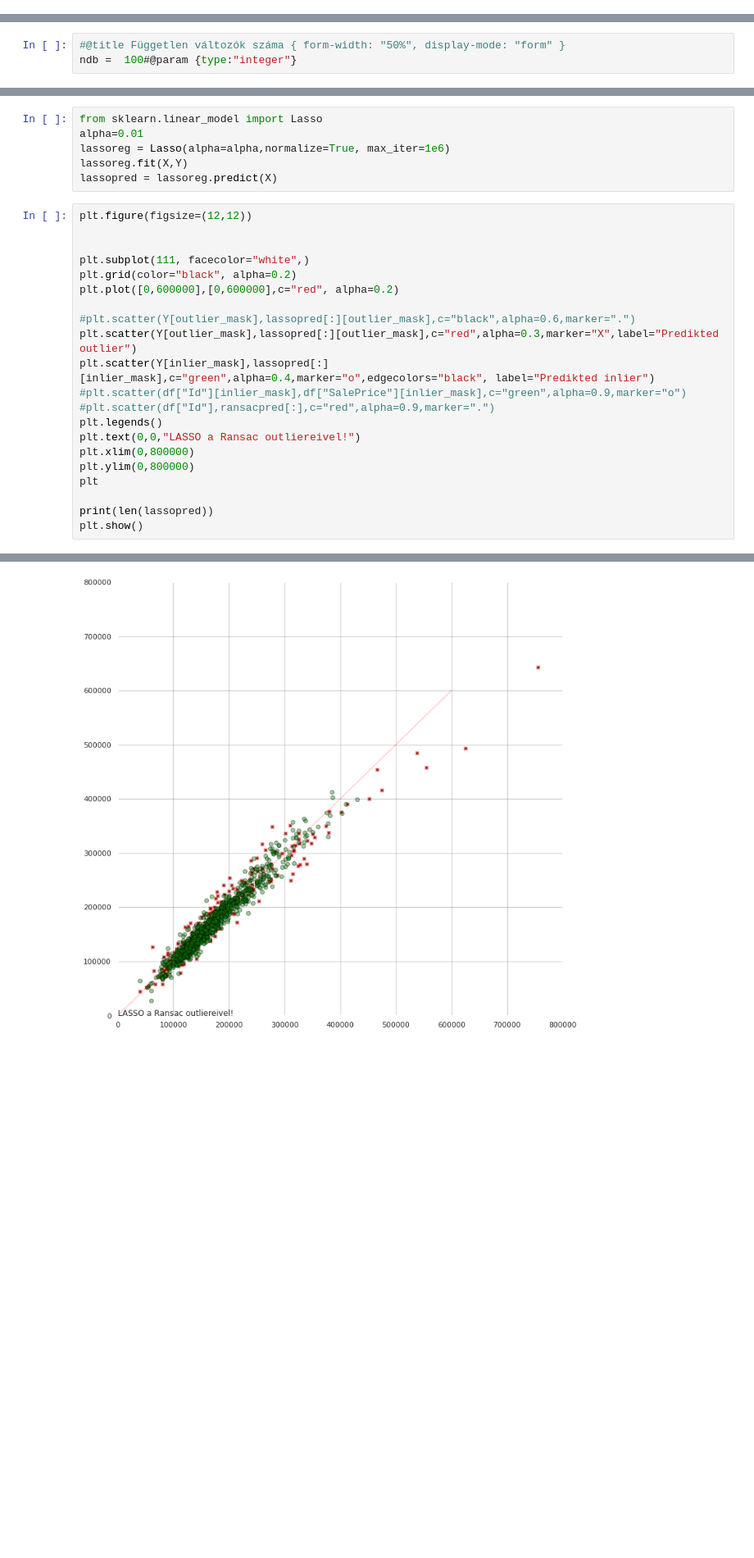
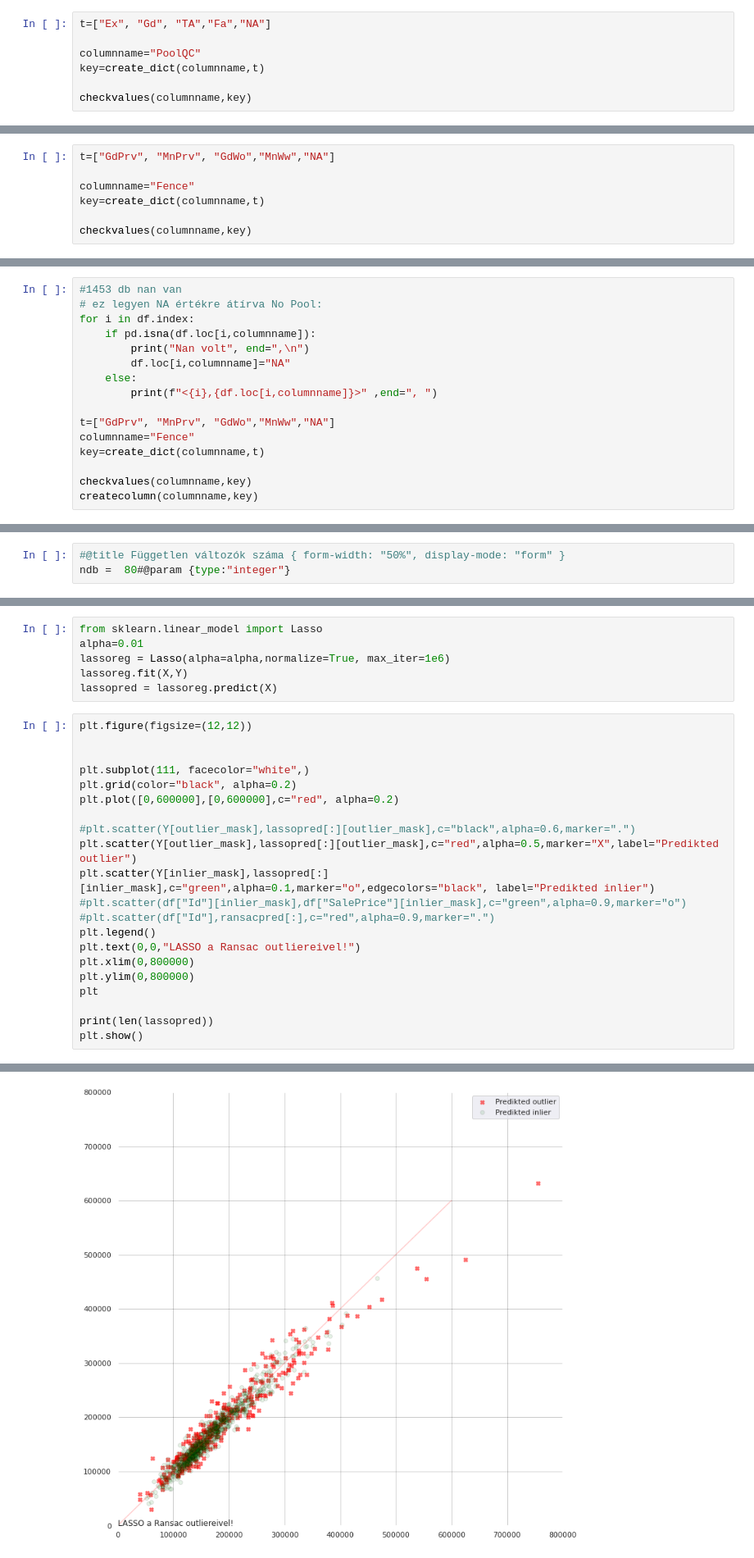
Before and after one commit to sipocz/Colab, a Jupyter notebook: Ames_house_pricing_analysis_step_2.ipynb, the cells around one changed output, grey strips where cells are left out. Shown at 82% size. Cells and saved outputs as stored; diff of their text form; blank space fills up the shorter version.

```diff
--- a/Ames_house_pricing_analysis_step_2.ipynb
+++ b/Ames_house_pricing_analysis_step_2.ipynb
@@ -994,0 +1094,7 @@ nan, nan, nan, nan, nan, nan, nan, nan, nan, nan, nan, nan, nan, nan, nan, nan,
+# %%
+t=["Ex", "Gd", "TA","Fa","NA"]
+
+columnname="PoolQC"
+key=create_dict(columnname,t)
+
+checkvalues(columnname,key)
@@ -994,0 +1150,7 @@ nan, nan, nan, nan, nan, nan, nan, nan, nan, nan, nan, nan, nan, nan, nan, nan,
+# %%
+t=["GdPrv", "MnPrv", "GdWo","MnWw","NA"]
+
+columnname="Fence"
+key=create_dict(columnname,t)
+
+checkvalues(columnname,key)
@@ -994,0 +1161,16 @@ nan, nan, nan, nan, nan, nan, nan, nan, nan, nan, nan, nan, nan, nan, nan, nan,
+# %%
+#1453 db nan van
+# ez legyen NA értékre átírva No Pool:
+for i in df.index:
+    if pd.isna(df.loc[i,columnname]):
+        print("Nan volt", end=",\n")
+        df.loc[i,columnname]="NA"
+    else:
+        print(f"<{i},{df.loc[i,columnname]}>" ,end=", ")
+
+t=["GdPrv", "MnPrv", "GdWo","MnWw","NA"]
+columnname="Fence"
+key=create_dict(columnname,t)
+
+checkvalues(columnname,key)
+createcolumn(columnname,key)
@@ -1139,7 +1335,7 @@ MiscFeature     1148
 dtype: int64
 # %%
 #@title Független változók száma { form-width: "50%", display-mode: "form" }
-ndb =  100#@param {type:"integer"}
+ndb =  80#@param {type:"integer"}
 # %%
 #ndb=110
 correlacio=df.corr()
@@ -1562,27 +1720,27 @@ lassopred = lassoreg.predict(X)
 # %%
 plt.figure(figsize=(12,12))
 
 
 plt.subplot(111, facecolor="white",)
 plt.grid(color="black", alpha=0.2)
 plt.plot([0,600000],[0,600000],c="red", alpha=0.2)
 
 #plt.scatter(Y[outlier_mask],lassopred[:][outlier_mask],c="black",alpha=0.6,marker=".")
-plt.scatter(Y[outlier_mask],lassopred[:][outlier_mask],c="red",alpha=0.3,marker="X",label="Predikted outlier")
-plt.scatter(Y[inlier_mask],lassopred[:][inlier_mask],c="green",alpha=0.4,marker="o",edgecolors="black", label="Predikted inlier")
+plt.scatter(Y[outlier_mask],lassopred[:][outlier_mask],c="red",alpha=0.5,marker="X",label="Predikted outlier")
+plt.scatter(Y[inlier_mask],lassopred[:][inlier_mask],c="green",alpha=0.1,marker="o",edgecolors="black", label="Predikted inlier")
 #plt.scatter(df["Id"][inlier_mask],df["SalePrice"][inlier_mask],c="green",alpha=0.9,marker="o")
 #plt.scatter(df["Id"],ransacpred[:],c="red",alpha=0.9,marker=".")
-plt.legends()
+plt.legend()
 plt.text(0,0,"LASSO a Ransac outliereivel!")
 plt.xlim(0,800000)
 plt.ylim(0,800000)
 plt
 
 print(len(lassopred))
 plt.show()
 # %% [output]
 1198
-[figure, old version]
+[figure, new version]
 # %% [markdown]
 # **Nézzük mi van ha csak a fél adathalmazra tanítjuk**
 # %% [markdown]
```
Also changed, not shown: parts of 37 cells of this notebook.
